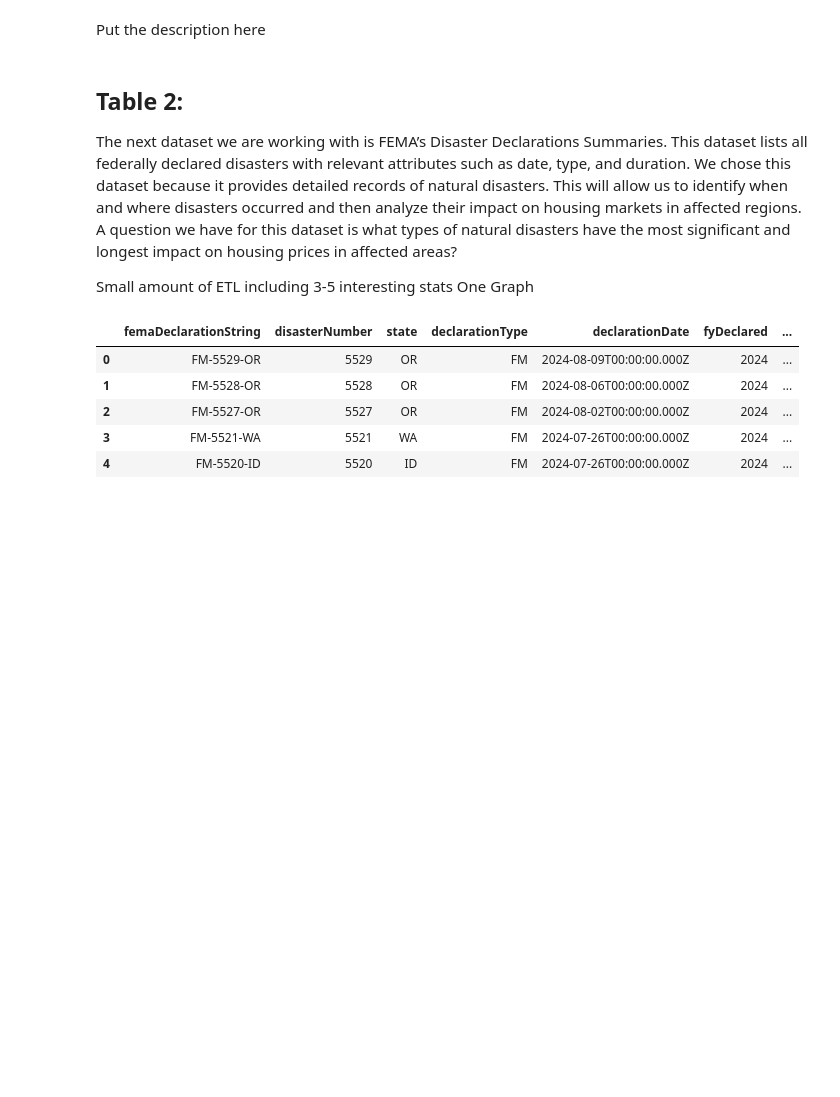
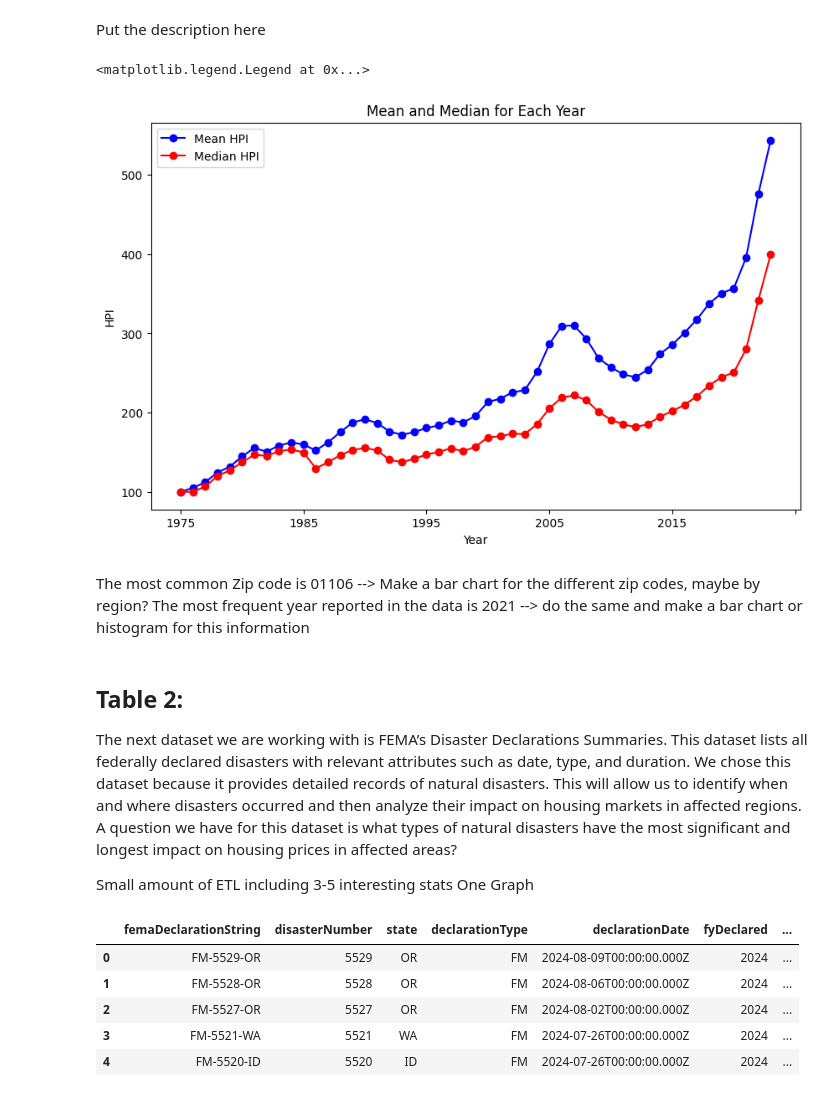
Before and after one commit to sofiadellarosa/FinalProjectDS, a Jupyter notebook: DSproject.ipynb, the cells around one changed output. Saved outputs shown, nothing was run; the diff lists cells and outputs as text; code cells hidden in the pictures; blank space fills up the shorter version.

Commit message:
Edited Table 1 and created visualization + stats

```diff
--- a/DSproject.ipynb
+++ b/DSproject.ipynb
@@ -58,0 +56,18 @@ hpi_df.head()
+# %%
+# ONLY RUN THIS ONCE
+# hpi_df.reset_index(drop=True, inplace=True)
+# col 1: Five-Digit ZIP Code
+# col 2: Year
+# col 3: Annual Change (%)
+# col 4: HPI
+# Col 5: HPI with 1990 base
+# col 6: HPI with 2000 base
+
+hpi_df = hpi_df.iloc[5:].reset_index(drop=True) # Drop the first 5 rows (index 0 to 4), which contain metadata or unwanted information
+hpi_df.columns = hpi_df.iloc[0] # Set the 5th row (now at index 0) as the column headers
+
+hpi_df = hpi_df.drop(index=0) # Drop the first row since it is now used as the header
+
+hpi_df = hpi_df.reset_index(drop=True) # Reset the index to ensure it starts from 0
+
+#hpi_df.head()
@@ -59,2 +81,29 @@ hpi_df.head()
 # %% [markdown]
 Put the description here
+# %%
+mean_per_year = hpi_df.groupby('Year')['HPI'].mean()
+ax = mean_per_year.plot(kind='line', marker='o', color='blue', figsize=(10, 6), label='Mean HPI')
+
+median_per_year = hpi_df.groupby('Year')['HPI'].median()
+median_per_year.plot(kind='line', marker='o', color='red', ax=ax, label='Median HPI')
+
+
+
+# Title and labels
+ax.set_title('Mean and Median for Each Year')
+ax.set_xlabel('Year')
+ax.set_ylabel('HPI')
+
+# Title and labels
+#ax.set_title('Mean HPI for Each Year')
+ax.set_xlabel('Year')
+ax.set_ylabel('HPI')
+
+ax.legend()
+
+# hpi_df['Year'] = hpi_df['Year'].astype(str)
+# hpi_df['HPI'] = pd.to_numeric(hpi_df['HPI'], errors='coerce') # Convert 'HPI' column to numeric, handling errors
+# hpi_df.plot.scatter(x='Year', y='HPI', figsize=(10, 6))
+# %% [output]
+<matplotlib.legend.Legend at 0x...>
+[figure, added]
@@ -61,3 +115,6 @@ Put the description here
+# %% [markdown]
+The most common Zip code is 01106 --> Make a bar chart for the different zip codes, maybe by region?
+The most frequent year reported in the data is 2021 --> do the same and make a bar chart or histogram for this information
 # %% [markdown]
 ## Table 2:
 The next dataset we are working with is FEMA’s Disaster Declarations Summaries. This dataset lists all federally declared disasters with relevant attributes such as date, type, and duration. We chose this dataset because it provides detailed records of natural disasters. This will allow us to identify when and where disasters occurred and then analyze their impact on housing markets in affected regions. A question we have for this dataset is what types of natural disasters have the most significant and longest impact on housing prices in affected areas?
```
Also changed, not shown: parts of 5 cells of this notebook.
